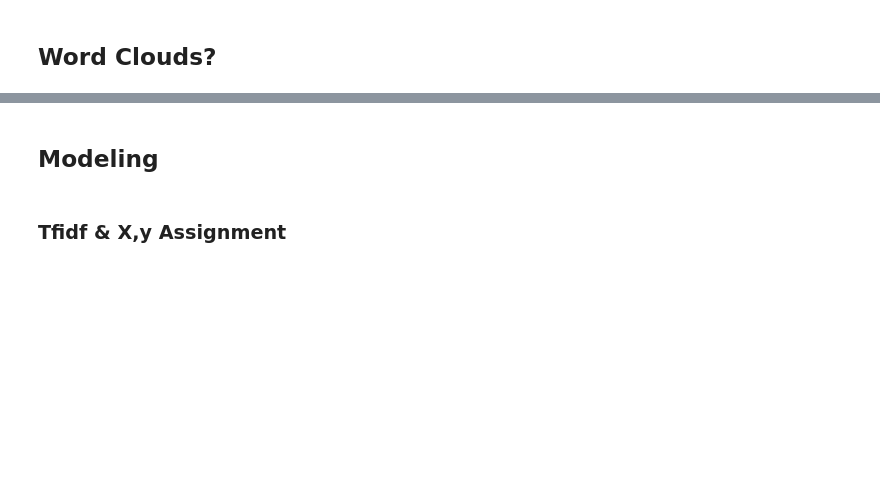
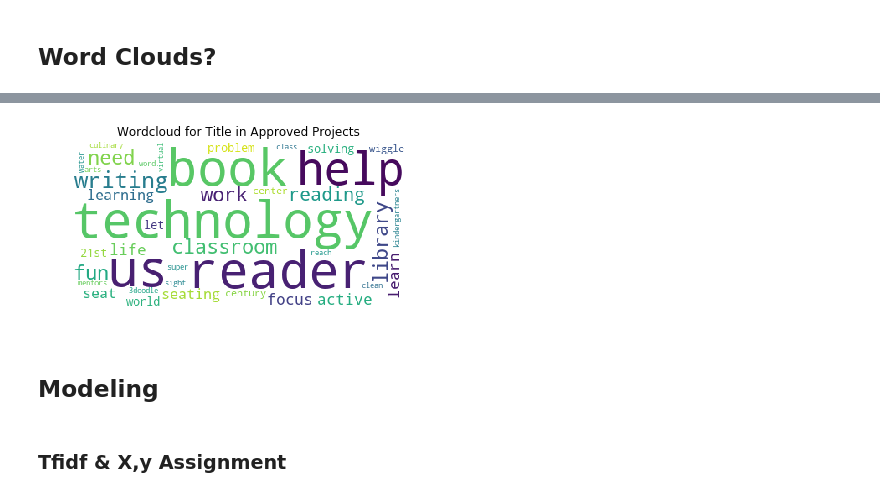
Before and after one commit to Mikhail-Naumov/Donors_Choose, a Jupyter notebook: Donors_LGBM.ipynb, the cells around one changed output, grey strips where cells are left out. Drawn from its saved outputs; the diff is of its cells as text; code cells hidden in the pictures; blank space fills up the shorter version.

```diff
--- a/Donors_LGBM.ipynb
+++ b/Donors_LGBM.ipynb
@@ -523,13 +550,15 @@ fig.savefig("word1.png", dpi=900)
 # %%
 wordcloud = WordCloud(
                           background_color='white',
                           max_words=40,
-                          max_font_size=40,
+                          max_font_size=60,
                           random_state=42
                          ).generate(str(train[train.project_is_approved==1].processed_project_title))
 fig = plt.figure(1)
 plt.imshow(wordcloud)
 plt.axis('off')
 plt.title('Wordcloud for Title in Approved Projects')
 plt.show()
-fig.savefig("word1.png", dpi=900);
+fig.savefig("word1.png", dpi=2400);
+# %% [output]
+[figure, added]
```
Also changed, not shown: parts of 46 cells of this notebook.
